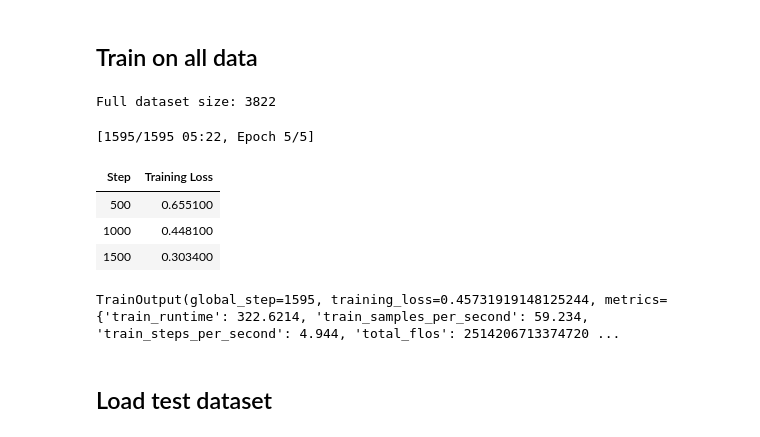
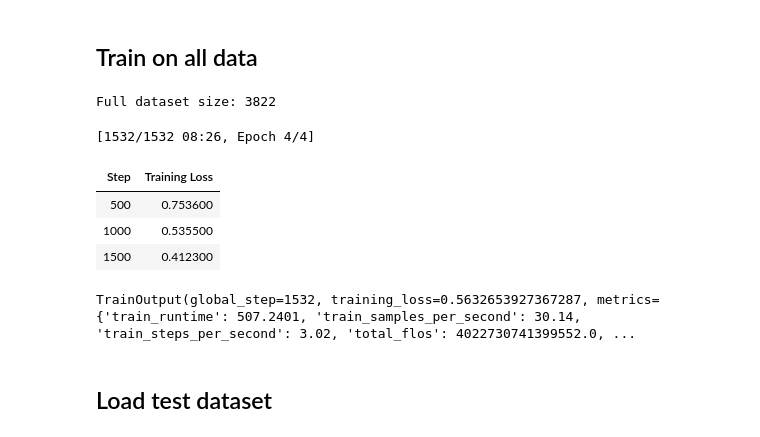
Before and after one commit to VladGrom/unlp_shared_task_2025, a Jupyter notebook: UNLP_Shared_task.ipynb, the cells around one changed output. Cells and saved outputs as stored; diff of their text form; code cells hidden in the pictures.

```diff
--- a/UNLP_Shared_task.ipynb
+++ b/UNLP_Shared_task.ipynb
@@ -356,4 +428,7 @@ word_counts_df.sort_values(by='count', ascending=True).head(10)
 | 65423 | экипажем | 1 |
 # %% [markdown]
 ## Use tokenizer to analyze token count
+# %%
+model_name = 'youscan/ukr-roberta-base'
+max_tokens_length=512
 # %%
@@ -894,6 +995,22 @@ print("Computed pos_weight:", pos_weight)
 # %% [output]
 Computed pos_weight: tensor([11.7400, 23.3439,  6.4648,  7.2549,  7.2727,  8.9273,  6.9130,  0.9372,
         26.6957, 23.1899])
+# %%
+class DataCollatorForMultiLabelClassification(DataCollatorWithPadding):
+    def __call__(self, features):
+        # Check if the first feature has the "labels" key.
+        if "labels" in features[0]:
+            labels = [feature.pop("labels") for feature in features]
+        else:
+            labels = None
+
+        # Pad the remaining features (e.g., input_ids, attention_mask).
+        batch = super().__call__(features)
+
+        # If labels were present, stack them into a tensor.
+        if labels is not None:
+            batch["labels"] = torch.stack([torch.as_tensor(label, dtype=torch.float) for label in labels])
+        return batch
 # %%
 # Assume technique_list is the sorted list of labels (in the same order as above).
 technique_list = sorted(label_counts.keys())
@@ -902,7 +1019,7 @@ label2id = {label: i for i, label in enumerate(technique_list)}
 
 # Load the model (multilabel classification)
 model = AutoModelForSequenceClassification.from_pretrained(
-    "youscan/ukr-roberta-base",
+    model_name,
     num_labels=len(technique_list),
     problem_type="multi_label_classification",
     id2label=id2label,
@@ -927,6 +1044,9 @@ class WeightedLossTrainer(Trainer):
         loss = loss_fct(logits, labels.float())
         return (loss, outputs) if return_outputs else loss
 
+# Instantiate the data collator with explicit padding strategy.
+data_collator = DataCollatorForMultiLabelClassification(tokenizer, padding="max_length", max_length=max_tokens_length)
+
 # Define a compute_metrics function (using macro F1 as an example)
 def compute_metrics(eval_pred):
     logits, labels = eval_pred
@@ -942,11 +1062,11 @@ training_args = TrainingArguments(
     report_to="none",
     eval_strategy="epoch",
     save_strategy="epoch",
-    num_train_epochs=5,  # Increase epochs if needed
-    per_device_train_batch_size=12,
-    per_device_eval_batch_size=12,
+    num_train_epochs=4,  # Increase epochs if needed
+    per_device_train_batch_size=10,
+    per_device_eval_batch_size=10,
     learning_rate=2e-5,
-    weight_decay=0.01,
+    weight_decay=0.1,
     fp16=True,
     #load_best_model_at_end=True,
 )
@@ -962,6 +1082,7 @@ trainer = WeightedLossTrainer(
     eval_dataset=val_dataset,
     compute_metrics=compute_metrics,
     pos_weight=pos_weight,
+    data_collator=data_collator
 )
 
 # Start training.
@@ -1215,36 +1309,38 @@ trainer.save_model("./models/WeightedLoss-UkrRoberta-v3")
 # %%
 # Combine your training and validation datasets into one dataset.
 
 print(f"Full dataset size: {len(full_dataset)}")
 
-# Set up training arguments for training on the full dataset.
 training_args = TrainingArguments(
     output_dir="./models/trainer_output",
     seed=42,
     report_to="none",
-    num_train_epochs=5,            # Increase epochs if needed
-    per_device_train_batch_size=12,
+    save_strategy="epoch",
+    num_train_epochs=4,  # Increase epochs if needed
+    per_device_train_batch_size=10,
+    per_device_eval_batch_size=10,
     learning_rate=2e-5,
-    weight_decay=0.01,
-    fp16=True,
+    weight_decay=0.1,
+    #load_best_model_at_end=True,
 )
 
 # Initialize the custom Trainer with the full dataset.
 trainer = WeightedLossTrainer(
     model=model,
     args=training_args,
     train_dataset=full_dataset,    # Using the full dataset for training.
     compute_metrics=compute_metrics,
     pos_weight=pos_weight,
+    data_collator=data_collator
 )
 
 # Start training.
 trainer.train()
 # %% [output]
 Full dataset size: 3822
-[1595/1595 05:22, Epoch 5/5]
+[1532/1532 08:26, Epoch 4/4]
 | Step | Training Loss |
-| 500 | 0.655100 |
-| 1000 | 0.448100 |
-| 1500 | 0.303400 |
+| 500 | 0.753600 |
+| 1000 | 0.535500 |
+| 1500 | 0.412300 |
-TrainOutput(global_step=1595, training_loss=0.45731919148125244, metrics={'train_runtime': 322.6214, 'train_samples_per_second': 59.234, 'train_steps_per_second': 4.944, 'total_flos': 2514206713374720 ...
+TrainOutput(global_step=1532, training_loss=0.5632653927367287, metrics={'train_runtime': 507.2401, 'train_samples_per_second': 30.14, 'train_steps_per_second': 3.02, 'total_flos': 4022730741399552.0, ...
```
Also changed, not shown: parts of 31 cells of this notebook.
